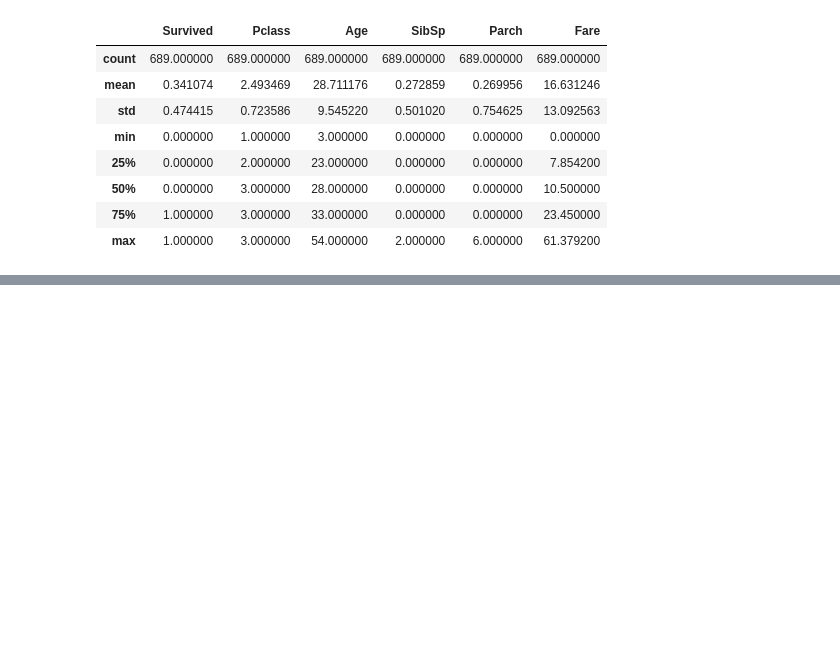
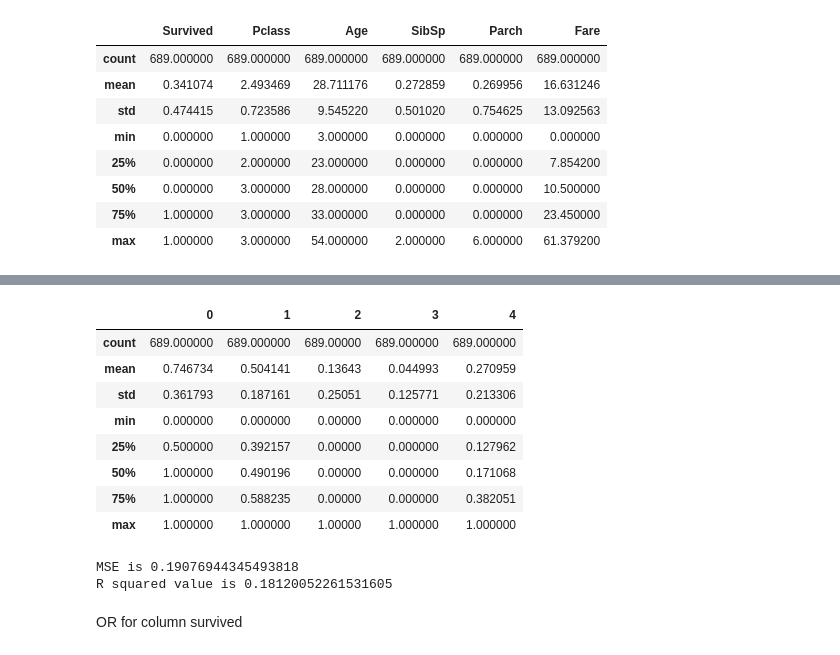
Before and after one commit to HizanaParveen/case-study-5, a Jupyter notebook: case study #5.ipynb, the cells around one changed output, grey strips where cells are left out. Drawn from its saved outputs; the diff is of its cells as text; code cells hidden in the pictures; blank space fills up the shorter version.

```diff
--- a/case study #5.ipynb
+++ b/case study #5.ipynb
@@ -356,0 +397,25 @@ data.describe()
+# %%
+x.describe()
+# %% [output]
+|  | 0 | 1 | 2 | 3 | 4 |
+| count | 689.000000 | 689.000000 | 689.00000 | 689.000000 | 689.000000 |
+| mean | 0.746734 | 0.504141 | 0.13643 | 0.044993 | 0.270959 |
+| std | 0.361793 | 0.187161 | 0.25051 | 0.125771 | 0.213306 |
+| min | 0.000000 | 0.000000 | 0.00000 | 0.000000 | 0.000000 |
+| 25% | 0.500000 | 0.392157 | 0.00000 | 0.000000 | 0.127962 |
+| 50% | 1.000000 | 0.490196 | 0.00000 | 0.000000 | 0.171068 |
+| 75% | 1.000000 | 0.588235 | 0.00000 | 0.000000 | 0.382051 |
+| max | 1.000000 | 1.000000 | 1.00000 | 1.000000 | 1.000000 |
+# %%
+#now we create the linear regression model again to check whether the Min Max scaler had created any change in our data set
+x_train,x_test,y_train,y_test=train_test_split(x,y,random_state=42,test_size=0.2)
+lr=linear_model.LinearRegression()
+model=lr.fit(x_train,y_train)
+prediction= model.predict(x_test)
+print('MSE is',mean_squared_error(y_test,prediction))
+print('R squared value is',r2_score(y_test,prediction))
+# %% [output]
+MSE is 0.19076944345493818
+R squared value is 0.18120052261531605
+# %% [markdown]
+OR for column survived
```
Also changed, not shown: parts of 11 cells of this notebook.
